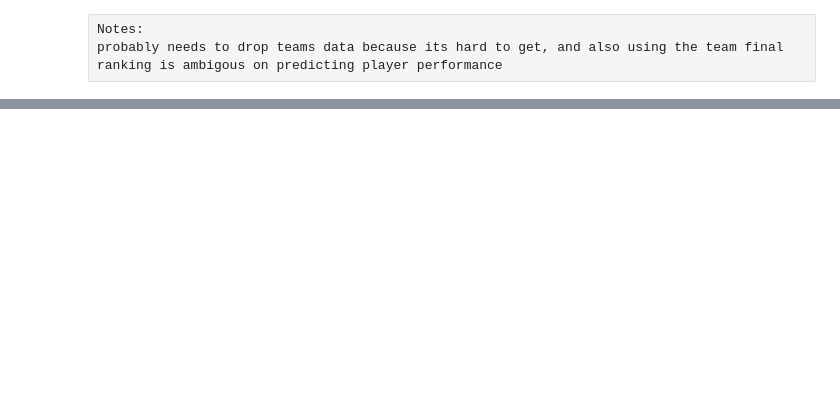
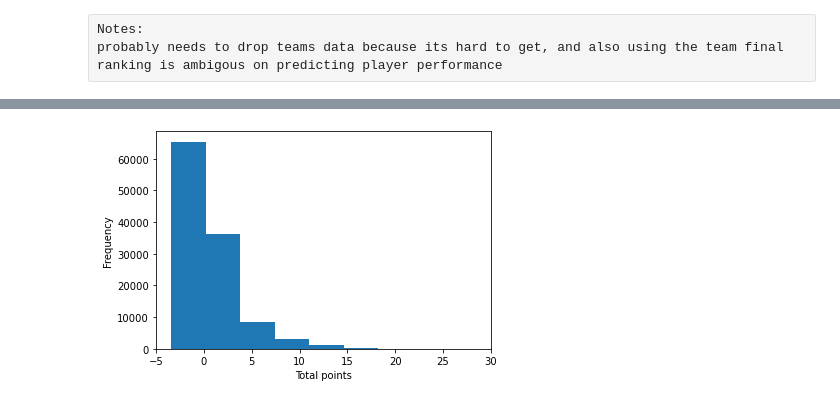
Before and after one commit to yying1/Py_personal, a Jupyter notebook: fpl/FPL_Data_Project.ipynb, the cells around one changed output, grey strips where cells are left out. Cells and saved outputs as stored; diff of their text form; code cells hidden in the pictures; blank space fills up the shorter version.

```diff
--- a/fpl/FPL_Data_Project.ipynb
+++ b/fpl/FPL_Data_Project.ipynb
@@ -26,3 +147,17 @@ data_sources
+# %%
+# Total_points by game week across all seasons
+totalpoint_all = df_gw_all.loc[:,'total_points']
+totalpoint_all.astype('int32').dtypes
+fig, ax = plt.subplots()
+ax.ticklabel_format(useOffset=False,style='plain')
+plt.xlim(-5, 30)
+plt.hist(totalpoint_all)
+plt.xlabel('Total points')
+plt.ylabel('Frequency')
+plt.savefig("totalpoints_hist.png")
+plt.show()
+# %% [output]
+[figure, added]
 # %%
 # function to aggregate play stats over the season
 def agg_player(x):
```
Also changed, not shown: parts of 24 cells of this notebook, 15 other files.
